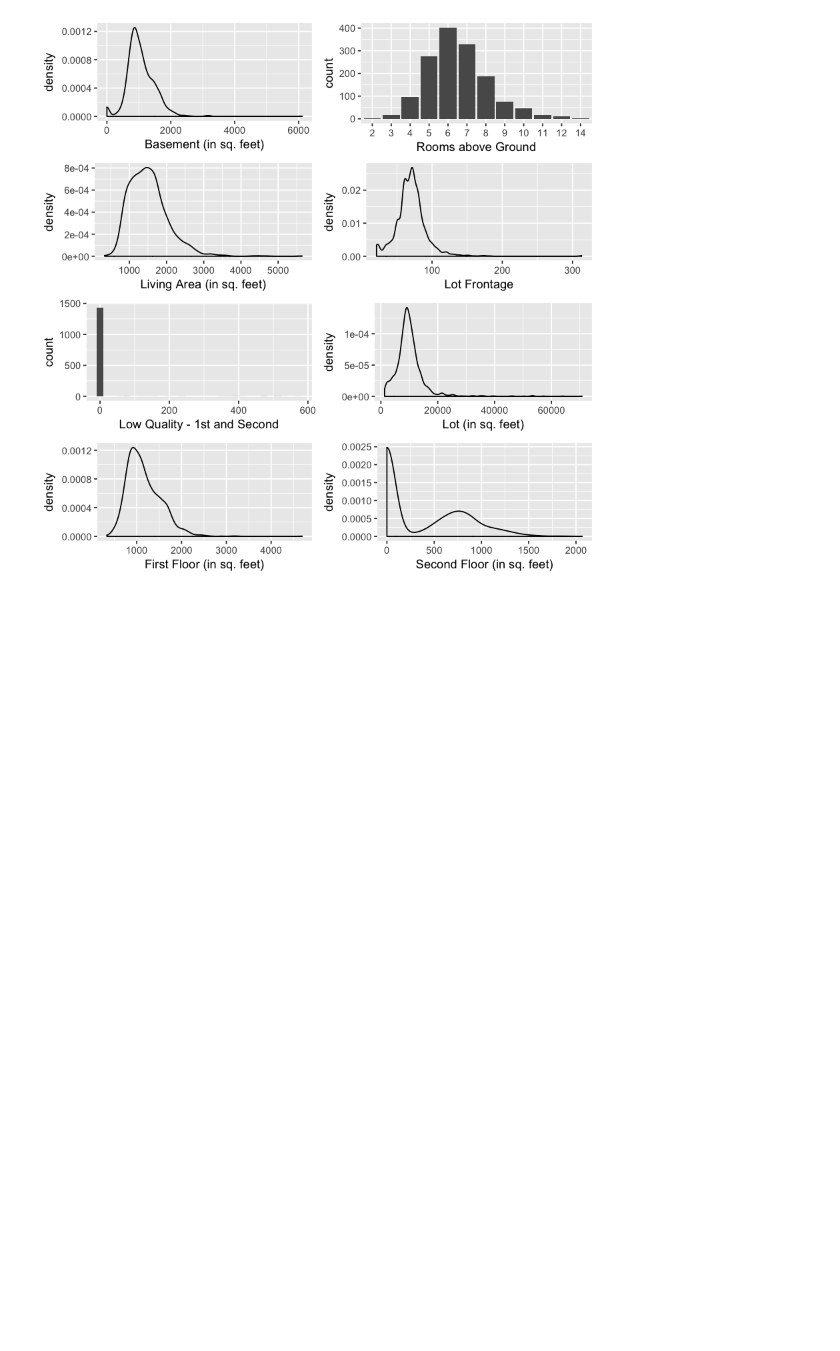
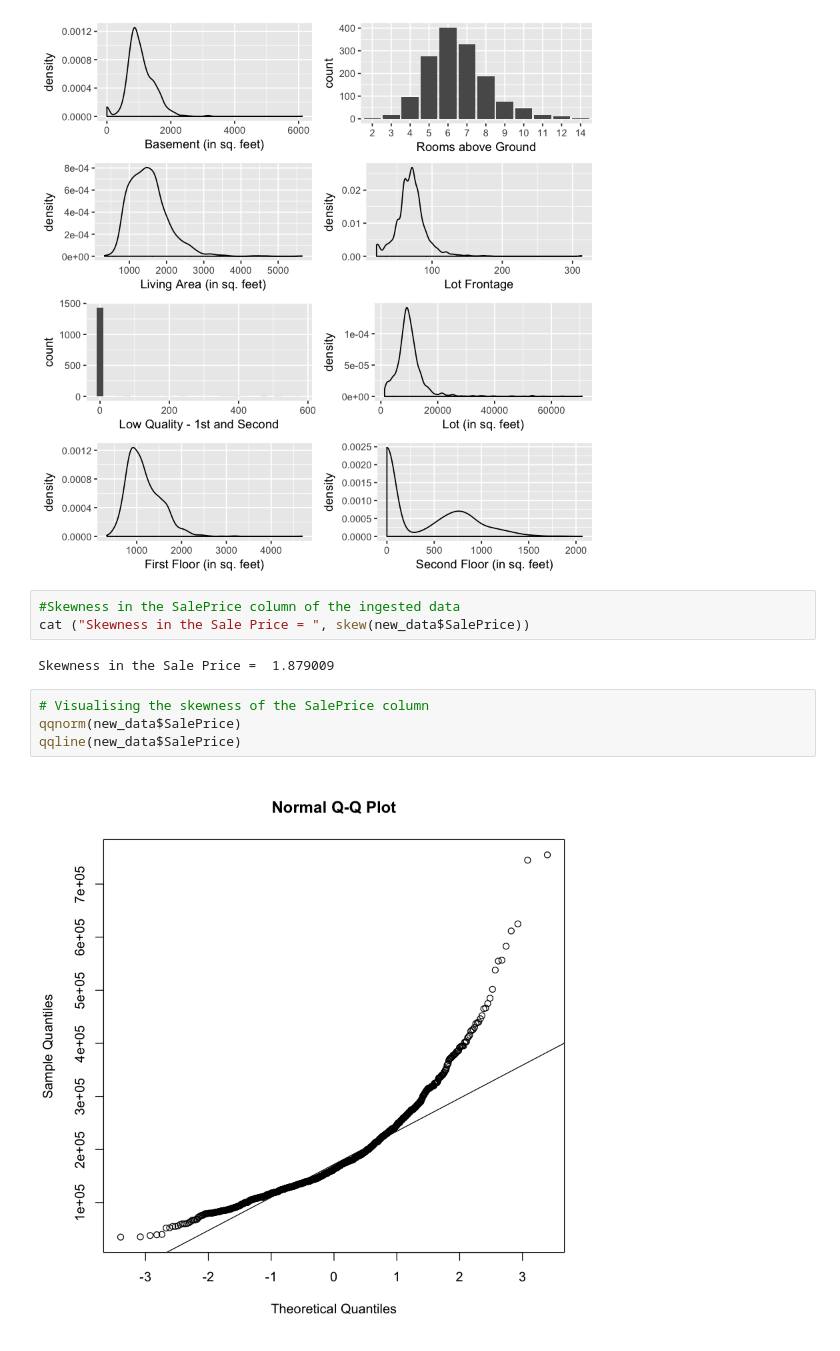
Before and after one commit to royadityak/PrescriptiveAnalytics, a Jupyter notebook: Forecasting/Forecasting_Housing_XGBoost_Lasso.ipynb, the cells around one changed output. Drawn from its saved outputs; the diff is of its cells as text; blank space fills up the shorter version.

```diff
--- a/Forecasting/Forecasting_Housing_XGBoost_Lasso.ipynb
+++ b/Forecasting/Forecasting_Housing_XGBoost_Lasso.ipynb
@@ -288,3 +290,14 @@ multiplot(plot_1, plot_2, plot_3, plot_4, plot_5, plot_6, plot_7, plot_8, layout
 # %% [output]
 `stat_bin()` using `bins = 30`. Pick better value with `binwidth`.
 [figure]
+# %%
+#Skewness in the SalePrice column of the ingested data
+cat ("Skewness in the Sale Price = ", skew(new_data$SalePrice))
+# %% [output]
+Skewness in the Sale Price =  1.879009
+# %%
+# Visualising the skewness of the SalePrice column
+qqnorm(new_data$SalePrice)
+qqline(new_data$SalePrice)
+# %% [output]
+[figure, added]
```
Also changed, not shown: parts of 21 cells of this notebook.
